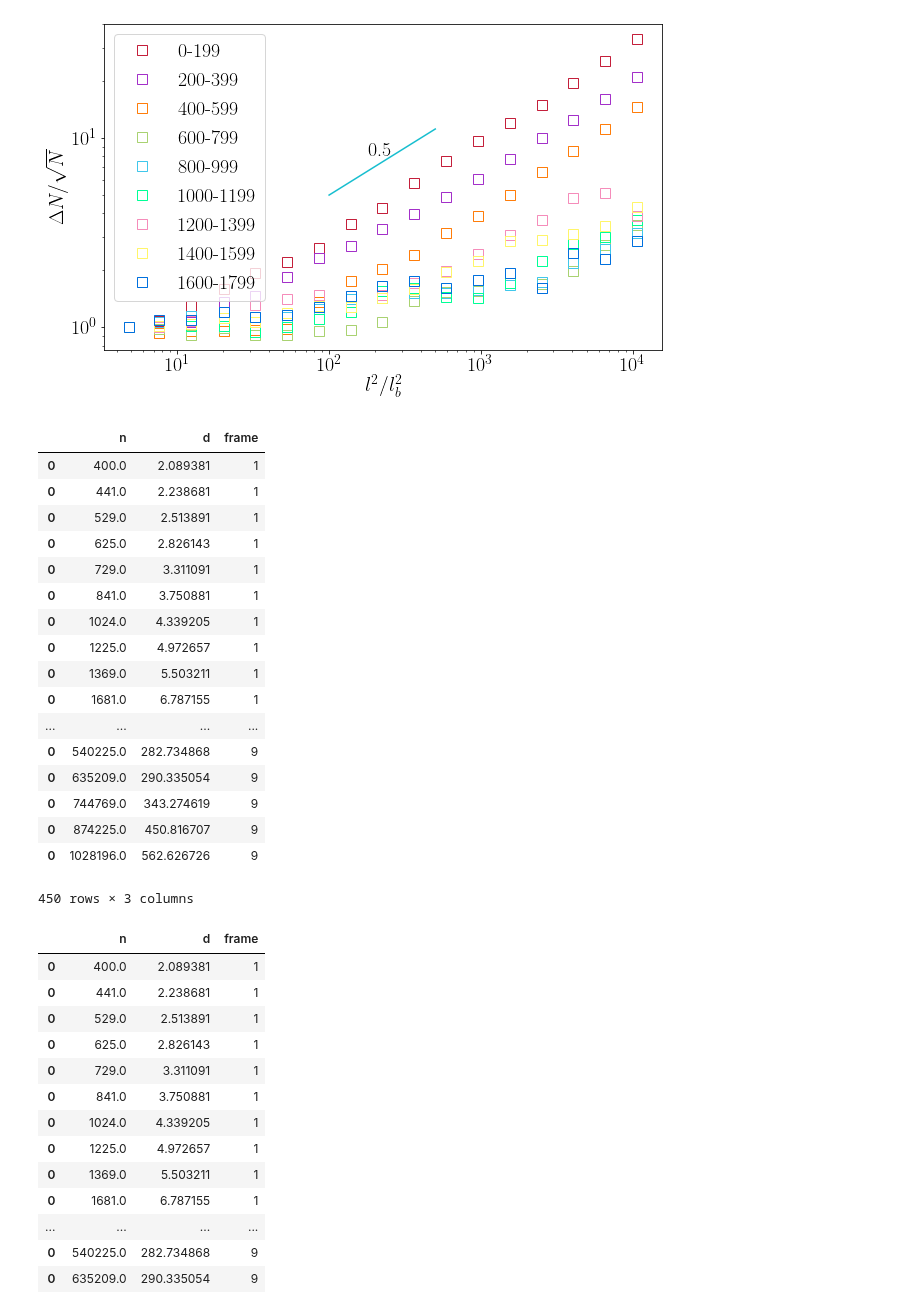
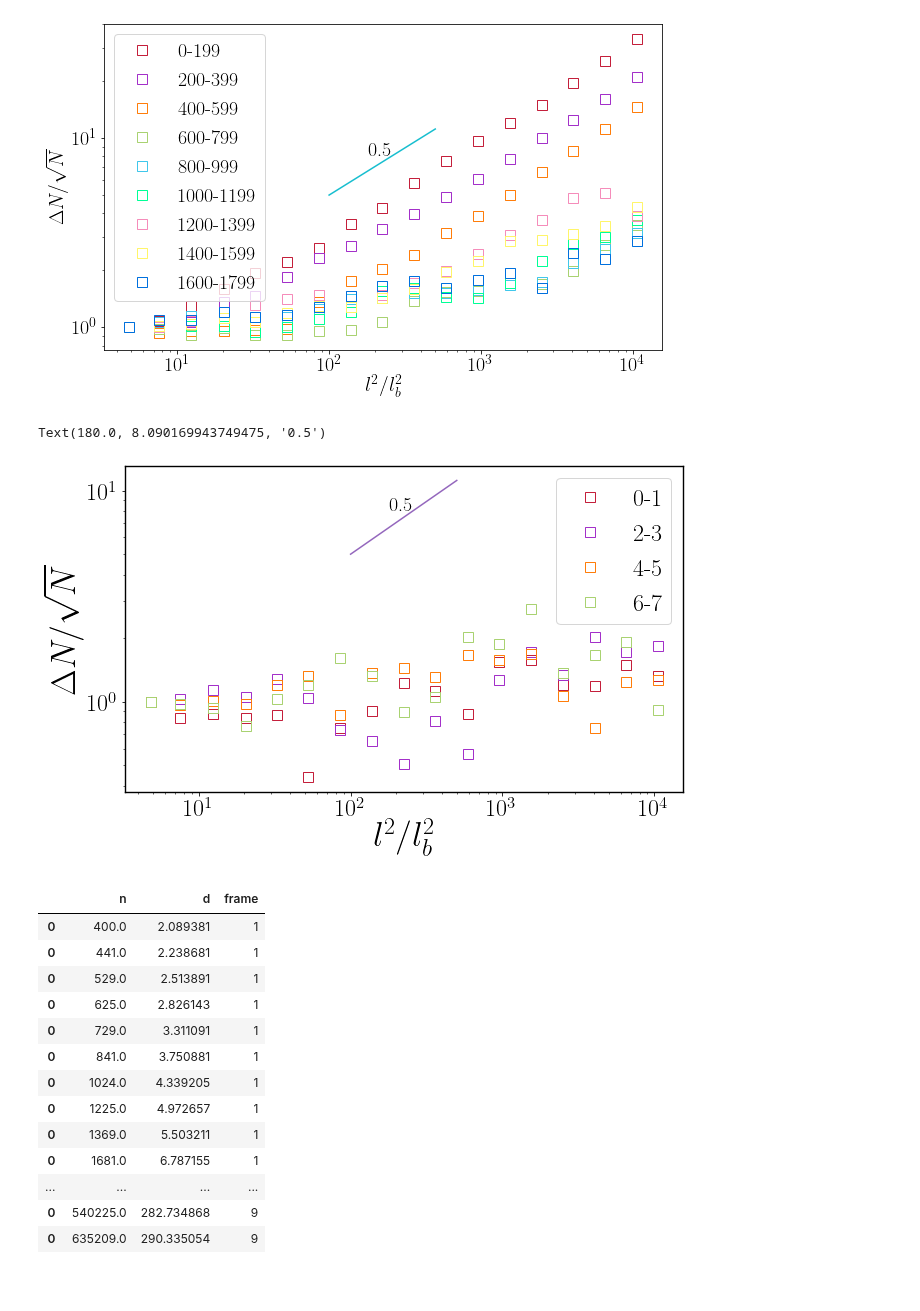
Before and after one commit to ZLoverty/Python, a Jupyter notebook: Correlation/src/fig-2_GNF.ipynb, the cells around one changed output. Saved outputs shown, nothing was run; the diff lists cells and outputs as text; code cells hidden in the pictures; blank space fills up the shorter version.

Commit message:
df2_kinetics updated
Add logger and document

```diff
--- a/Correlation/src/fig-2_GNF.ipynb
+++ b/Correlation/src/fig-2_GNF.ipynb
@@ -463,27 +463,34 @@ plt.text(0.8*x[0]+0.2*x[1], y.mean(), '0.5')
 # %% [output]
 Text(180.0, 8.090169943749475, '0.5')
 [figure]
-# %%
-data
-# %% [output]
-|  | n | d | frame |
-| 0 | 400.0 | 2.089381 | 1 |
-| 0 | 441.0 | 2.238681 | 1 |
-| 0 | 529.0 | 2.513891 | 1 |
-| 0 | 625.0 | 2.826143 | 1 |
-| 0 | 729.0 | 3.311091 | 1 |
-| 0 | 841.0 | 3.750881 | 1 |
-| 0 | 1024.0 | 4.339205 | 1 |
-| 0 | 1225.0 | 4.972657 | 1 |
-| 0 | 1369.0 | 5.503211 | 1 |
-| 0 | 1681.0 | 6.787155 | 1 |
-| ... | ... | ... | ... |
-| 0 | 540225.0 | 282.734868 | 9 |
-| 0 | 635209.0 | 290.335054 | 9 |
-| 0 | 744769.0 | 343.274619 | 9 |
-| 0 | 874225.0 | 450.816707 | 9 |
-| 0 | 1028196.0 | 562.626726 | 9 |
-450 rows × 3 columns
+# %%
+data = pd.read_csv(r'I:\Github\Python\Correlation\test_images\df2_kinetics\out\kinetics_data.csv')
+lb = 3
+mpp = 0.33
+k = 0
+seg_length = 2
+for idx in data.segment.drop_duplicates():
+    subdata = data.loc[data.segment==idx]
+    xx = subdata.n / (lb/mpp)**2
+    yy = subdata.d / subdata.n**.5
+    yy = yy / yy.iat[0]
+    plt.plot(xx[0:len(xx):3], yy[0:len(yy):3], label='{:d}-{:d}'.format((idx-1)*seg_length, idx*seg_length-1), ls='', marker='s',
+            mfc=(0,0,0,0), mec=wowcolor(k), markersize=10)
+    k += 1
+plt.legend()
+plt.xscale('log')
+plt.yscale('log')
+plt.xlabel('$l^2/l_b^2$')
+plt.ylabel('$\Delta N/\sqrt{N}$')
+
+# guide of the eye slope
+x = np.array([100, 500])
+y = x**0.5 / 2
+plt.plot(x, y)
+plt.text(0.8*x[0]+0.2*x[1], y.mean(), '0.5')
+# %% [output]
+Text(180.0, 8.090169943749475, '0.5')
+[figure, added]
 # %%
 data
 # %% [output]
```
Also changed, not shown: 15 other files.
